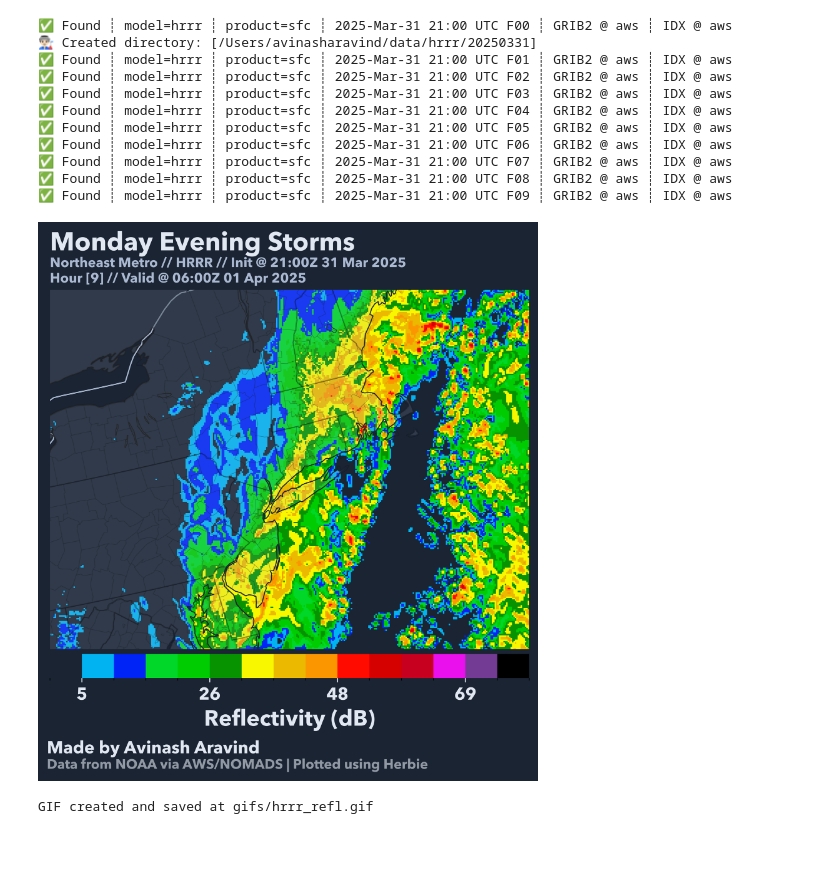
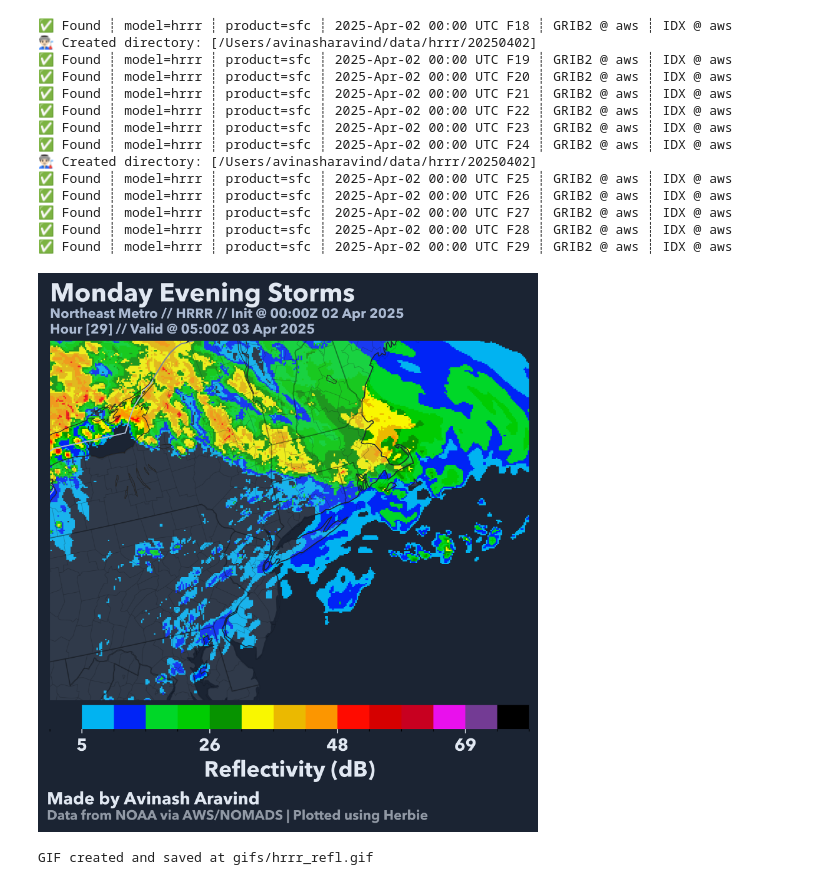
Before and after one commit to avinasharavind/Model_Animations, a Jupyter notebook: test.ipynb, the cells around one changed output. Saved outputs shown, nothing was run; the diff lists cells and outputs as text; code cells hidden in the pictures; blank space fills up the shorter version.

```diff
--- a/test.ipynb
+++ b/test.ipynb
@@ -14,6 +16,2 @@ warnings.filterwarnings('ignore')
 rcParams["font.family"] = "Avenir Next"
 rcParams["font.weight"] = "bold"
-# %%
-H = Herbie(f"2025-03-18 18:00", model="nam")
-ds = H.xarray(":TMP:2 m above ground")
-ds
@@ -39,6 +18,6 @@ Data variables:
 # %%
 def get(i,d,h):
-    H = Herbie(f"2025-03-{d} {i}:00", model="hrrr", fxx=h)
+    H = Herbie(f"2025-04-{d} {i}:00", model="hrrr", fxx=h)
     ds = H.xarray(f":REFC:entire atmosphere")
     return ds, H
 # %%
@@ -80,9 +59,11 @@ def plot(ds, H, h):
                 size=11)
 
 
-
     ax.set_xlim(1500000, 2500000)
     ax.set_ylim(200000, 950000)
+
+    ax.set_xlim(1250000, 2250000)
+    ax.set_ylim(1600000, 2100000)
 
     fig.set_facecolor("#1b2433")
     plt.box(on=None)
@@ -94,44 +75,47 @@ def plot(ds, H, h):
 # %%
 def aniplot(i,d, h=0):
     plt.clf()
     ds, H = get(i,d, h)
     ax, p = plot(ds, H, h)
     cb = plt.colorbar(
     p,
     ax=ax,
     orientation="horizontal",
     pad=0.01,
     label="2m Temperature (" + r"$\degree$F" + ")",
     spacing="proportional",
     ticks=(paint.RadarReflectivity.bounds)[1::4],
     )
 
     cb.ax.tick_params(color="#e1e8f2")
     cb.ax.set_xlabel("Reflectivity (" + r"dB" + ")", color="#e1e8f2", size=18)
     cb.ax.set_xticklabels((paint.RadarReflectivity.bounds)[1::4].astype(int), color="#e1e8f2", size=14)
     cb.outline.set_visible(False)
 
     name = f"images/frame{h}d{d}"
     plt.savefig(name, dpi=400, bbox_inches="tight", pad_inches=0.3)
     return name
 
 frames = []
-for h in range(0,10):
-    name = aniplot(21,31,h)
+for h in range(18,30):
+    name = aniplot(0,2,h)
     frames.append(name)
 # %% [output]
-✅ Found ┊ model=hrrr ┊ product=sfc ┊ 2025-Mar-31 21:00 UTC F00 ┊ GRIB2 @ aws ┊ IDX @ aws
-👨🏻‍🏭 Created directory: [/Users/avinasharavind/data/hrrr/20250331]
-✅ Found ┊ model=hrrr ┊ product=sfc ┊ 2025-Mar-31 21:00 UTC F01 ┊ GRIB2 @ aws ┊ IDX @ aws
-✅ Found ┊ model=hrrr ┊ product=sfc ┊ 2025-Mar-31 21:00 UTC F02 ┊ GRIB2 @ aws ┊ IDX @ aws
-✅ Found ┊ model=hrrr ┊ product=sfc ┊ 2025-Mar-31 21:00 UTC F03 ┊ GRIB2 @ aws ┊ IDX @ aws
-✅ Found ┊ model=hrrr ┊ product=sfc ┊ 2025-Mar-31 21:00 UTC F04 ┊ GRIB2 @ aws ┊ IDX @ aws
-✅ Found ┊ model=hrrr ┊ product=sfc ┊ 2025-Mar-31 21:00 UTC F05 ┊ GRIB2 @ aws ┊ IDX @ aws
-✅ Found ┊ model=hrrr ┊ product=sfc ┊ 2025-Mar-31 21:00 UTC F06 ┊ GRIB2 @ aws ┊ IDX @ aws
-✅ Found ┊ model=hrrr ┊ product=sfc ┊ 2025-Mar-31 21:00 UTC F07 ┊ GRIB2 @ aws ┊ IDX @ aws
-✅ Found ┊ model=hrrr ┊ product=sfc ┊ 2025-Mar-31 21:00 UTC F08 ┊ GRIB2 @ aws ┊ IDX @ aws
-✅ Found ┊ model=hrrr ┊ product=sfc ┊ 2025-Mar-31 21:00 UTC F09 ┊ GRIB2 @ aws ┊ IDX @ aws
+✅ Found ┊ model=hrrr ┊ product=sfc ┊ 2025-Apr-02 00:00 UTC F18 ┊ GRIB2 @ aws ┊ IDX @ aws
+👨🏻‍🏭 Created directory: [/Users/avinasharavind/data/hrrr/20250402]
+✅ Found ┊ model=hrrr ┊ product=sfc ┊ 2025-Apr-02 00:00 UTC F19 ┊ GRIB2 @ aws ┊ IDX @ aws
+✅ Found ┊ model=hrrr ┊ product=sfc ┊ 2025-Apr-02 00:00 UTC F20 ┊ GRIB2 @ aws ┊ IDX @ aws
+✅ Found ┊ model=hrrr ┊ product=sfc ┊ 2025-Apr-02 00:00 UTC F21 ┊ GRIB2 @ aws ┊ IDX @ aws
+✅ Found ┊ model=hrrr ┊ product=sfc ┊ 2025-Apr-02 00:00 UTC F22 ┊ GRIB2 @ aws ┊ IDX @ aws
+✅ Found ┊ model=hrrr ┊ product=sfc ┊ 2025-Apr-02 00:00 UTC F23 ┊ GRIB2 @ aws ┊ IDX @ aws
+✅ Found ┊ model=hrrr ┊ product=sfc ┊ 2025-Apr-02 00:00 UTC F24 ┊ GRIB2 @ aws ┊ IDX @ aws
+👨🏻‍🏭 Created directory: [/Users/avinasharavind/data/hrrr/20250402]
+✅ Found ┊ model=hrrr ┊ product=sfc ┊ 2025-Apr-02 00:00 UTC F25 ┊ GRIB2 @ aws ┊ IDX @ aws
+✅ Found ┊ model=hrrr ┊ product=sfc ┊ 2025-Apr-02 00:00 UTC F26 ┊ GRIB2 @ aws ┊ IDX @ aws
+✅ Found ┊ model=hrrr ┊ product=sfc ┊ 2025-Apr-02 00:00 UTC F27 ┊ GRIB2 @ aws ┊ IDX @ aws
+✅ Found ┊ model=hrrr ┊ product=sfc ┊ 2025-Apr-02 00:00 UTC F28 ┊ GRIB2 @ aws ┊ IDX @ aws
+✅ Found ┊ model=hrrr ┊ product=sfc ┊ 2025-Apr-02 00:00 UTC F29 ┊ GRIB2 @ aws ┊ IDX @ aws
-[figure, old version]
+[figure, new version]
 # %%
 from PIL import Image
 
```
Also changed, not shown: parts of 3 cells of this notebook, 7 other files.
